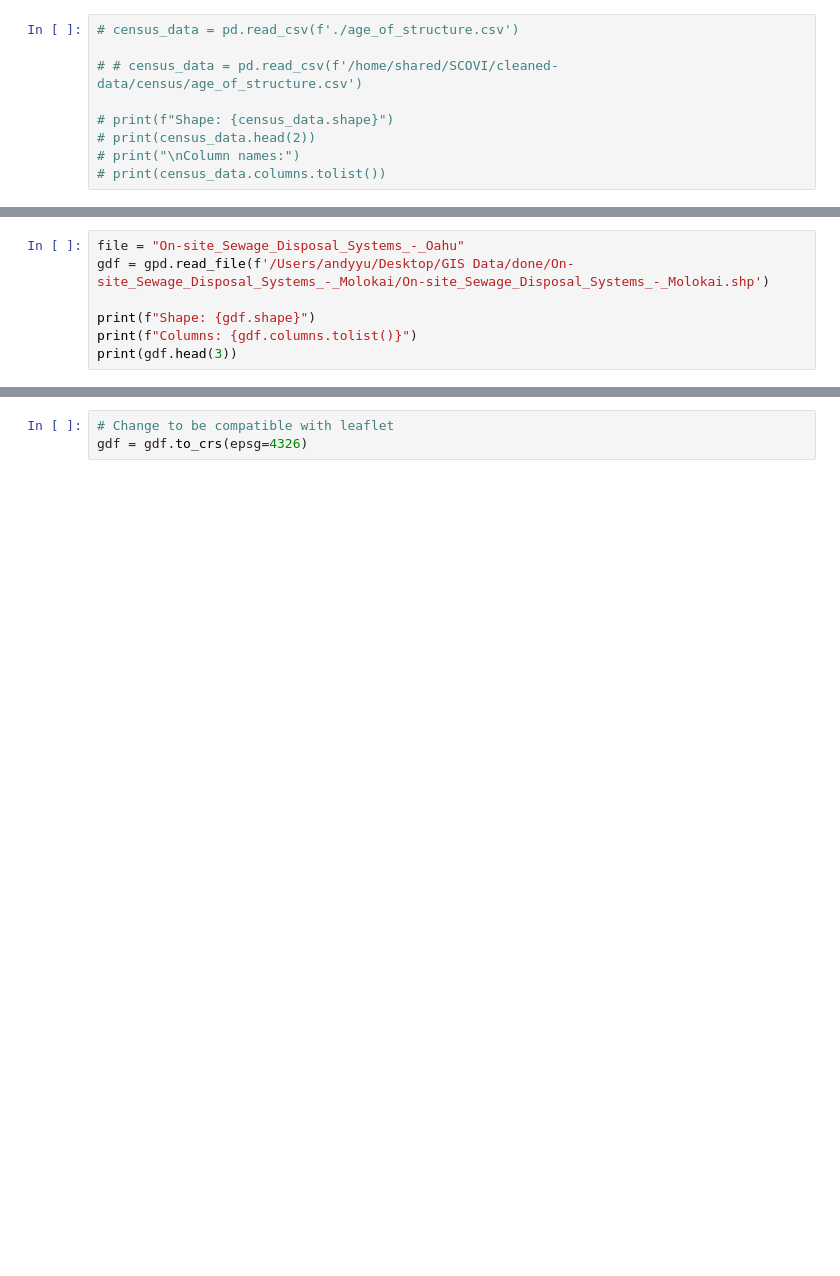
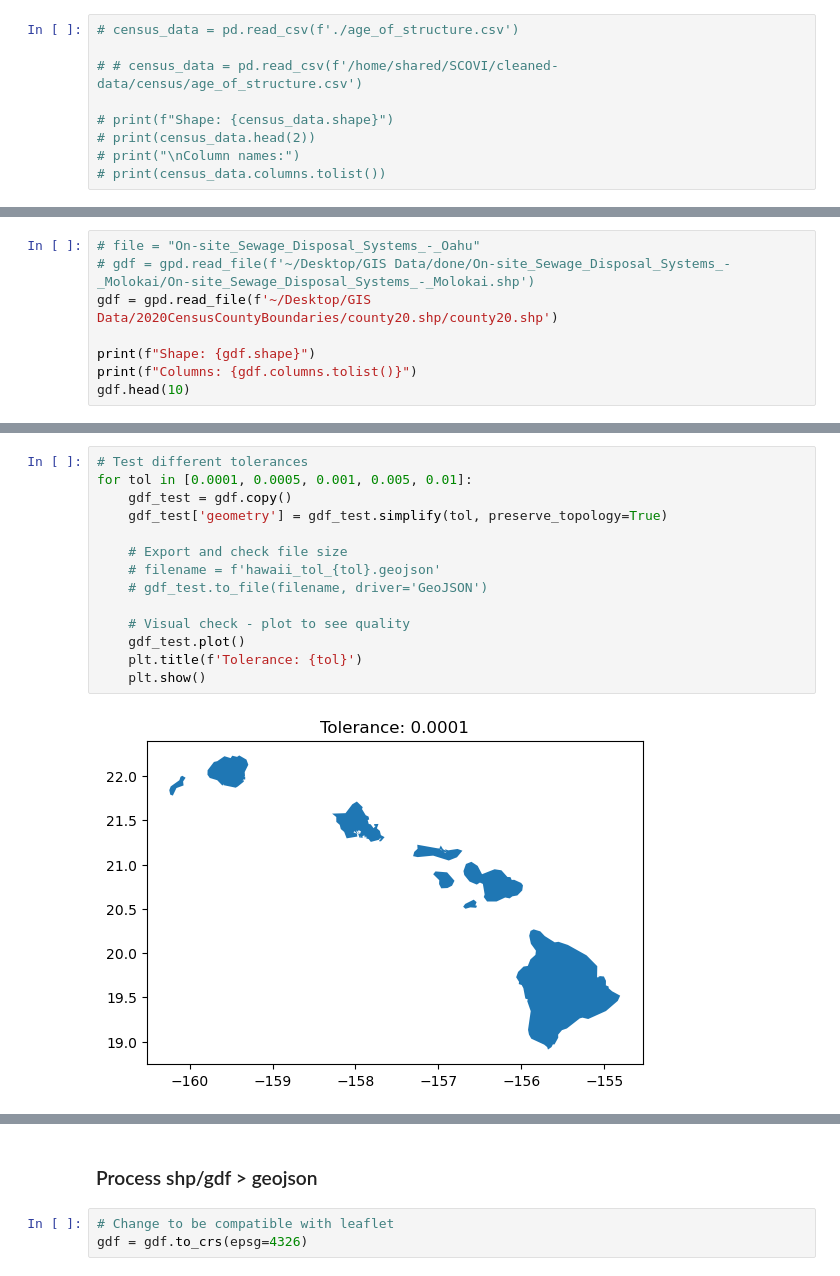
Before and after one commit to UH-CI/ccsvi-dashboard, a Jupyter notebook: notebooks/map_visual.ipynb, the cells around one changed output, grey strips where cells are left out. Cells and saved outputs as stored; diff of their text form; blank space fills up the shorter version.

Commit message:
Add geojson simplifications

```diff
--- a/notebooks/map_visual.ipynb
+++ b/notebooks/map_visual.ipynb
@@ -35,7 +39,8 @@ def clean_hh_geoid(geoid):
 # %%
-file = "On-site_Sewage_Disposal_Systems_-_Oahu"
-gdf = gpd.read_file(f'/Users/andyyu/Desktop/GIS Data/done/On-site_Sewage_Disposal_Systems_-_Molokai/On-site_Sewage_Disposal_Systems_-_Molokai.shp')
+# file = "On-site_Sewage_Disposal_Systems_-_Oahu"
+# gdf = gpd.read_file(f'~/Desktop/GIS Data/done/On-site_Sewage_Disposal_Systems_-_Molokai/On-site_Sewage_Disposal_Systems_-_Molokai.shp')
+gdf = gpd.read_file(f'~/Desktop/GIS Data/2020CensusCountyBoundaries/county20.shp/county20.shp')
 
 print(f"Shape: {gdf.shape}")
 print(f"Columns: {gdf.columns.tolist()}")
-print(gdf.head(3))
+gdf.head(10)
@@ -46,0 +69,16 @@ gdf.plot()
+# %%
+# Test different tolerances
+for tol in [0.0001, 0.0005, 0.001, 0.005, 0.01]:
+    gdf_test = gdf.copy()
+    gdf_test['geometry'] = gdf_test.simplify(tol, preserve_topology=True)
+
+    # Export and check file size
+    # filename = f'hawaii_tol_{tol}.geojson'
+    # gdf_test.to_file(filename, driver='GeoJSON')
+
+    # Visual check - plot to see quality
+    gdf_test.plot()
+    plt.title(f'Tolerance: {tol}')
+    plt.show()
+# %% [output]
+[figure, added]
@@ -47,3 +89,5 @@ gdf.plot()
+# %% [markdown]
+### Process shp/gdf > geojson
 # %%
 # Change to be compatible with leaflet
 gdf = gdf.to_crs(epsg=4326)
```
Also changed, not shown: parts of 9 cells of this notebook.
